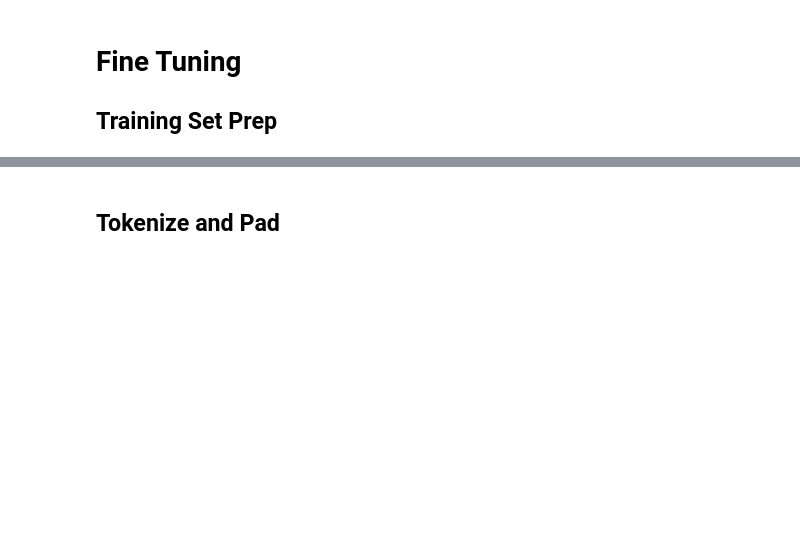
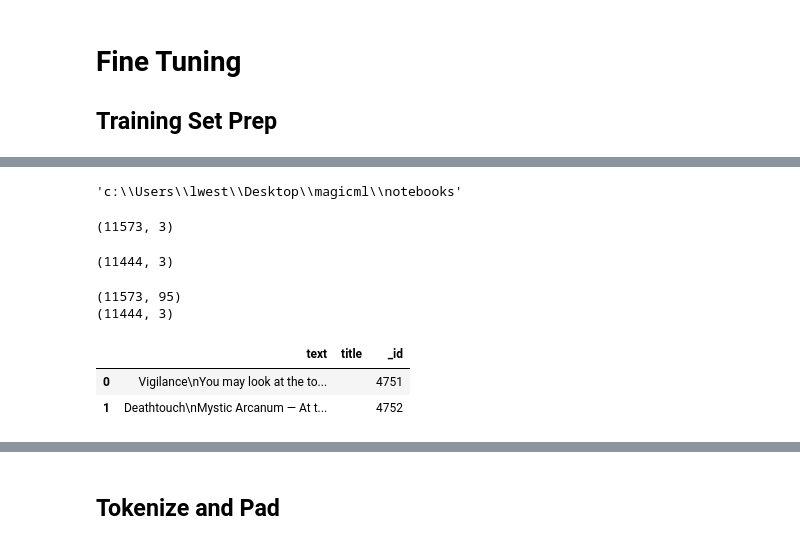
Before and after one commit to ledgerW/magicml, a Jupyter notebook: notebooks/fine_tune.ipynb, the cells around one changed output, grey strips where cells are left out. Cells and saved outputs as stored; diff of their text form; code cells hidden in the pictures; blank space fills up the shorter version.

```diff
--- a/notebooks/fine_tune.ipynb
+++ b/notebooks/fine_tune.ipynb
@@ -312,0 +17,35 @@ train_texts, val_texts, train_labels, val_labels = train_test_split(
+# %%
+os.getcwd()
+# %% [output]
+'c:\\Users\\lwest\\Desktop\\magicml\\notebooks'
+# %%
+gpl_path = '../data/gpl/corpus.jsonl'
+# %%
+df = pd.read_json(gpl_path, lines=True)
+print(df.shape)
+
+df.query('text.notnull()').shape
+# %% [output]
+(11573, 3)
+(11444, 3)
+# %%
+cards_df = pd.read_csv('cards.csv')
+print(cards_df.shape)
+
+cards_df = cards_df\
+  .query('text.notnull()')\
+  .assign(title='')\
+  .assign(id=lambda df: df.id.astype(str))\
+  .rename(columns={'id':'_id'})\
+  [['text','title','_id']]
+
+cards_df.to_json('../data/gpl/corpus.jsonl', orient='records', lines=True)
+
+print(cards_df.shape)
+cards_df.head(2)
+# %% [output]
+(11573, 95)
+(11444, 3)
+|  | text | title | _id |
+| 0 | Vigilance\nYou may look at the to... |  | 4751 |
+| 1 | Deathtouch\nMystic Arcanum — At t... |  | 4752 |
```
Also changed, not shown: parts of 60 cells of this notebook, 26 other files.
